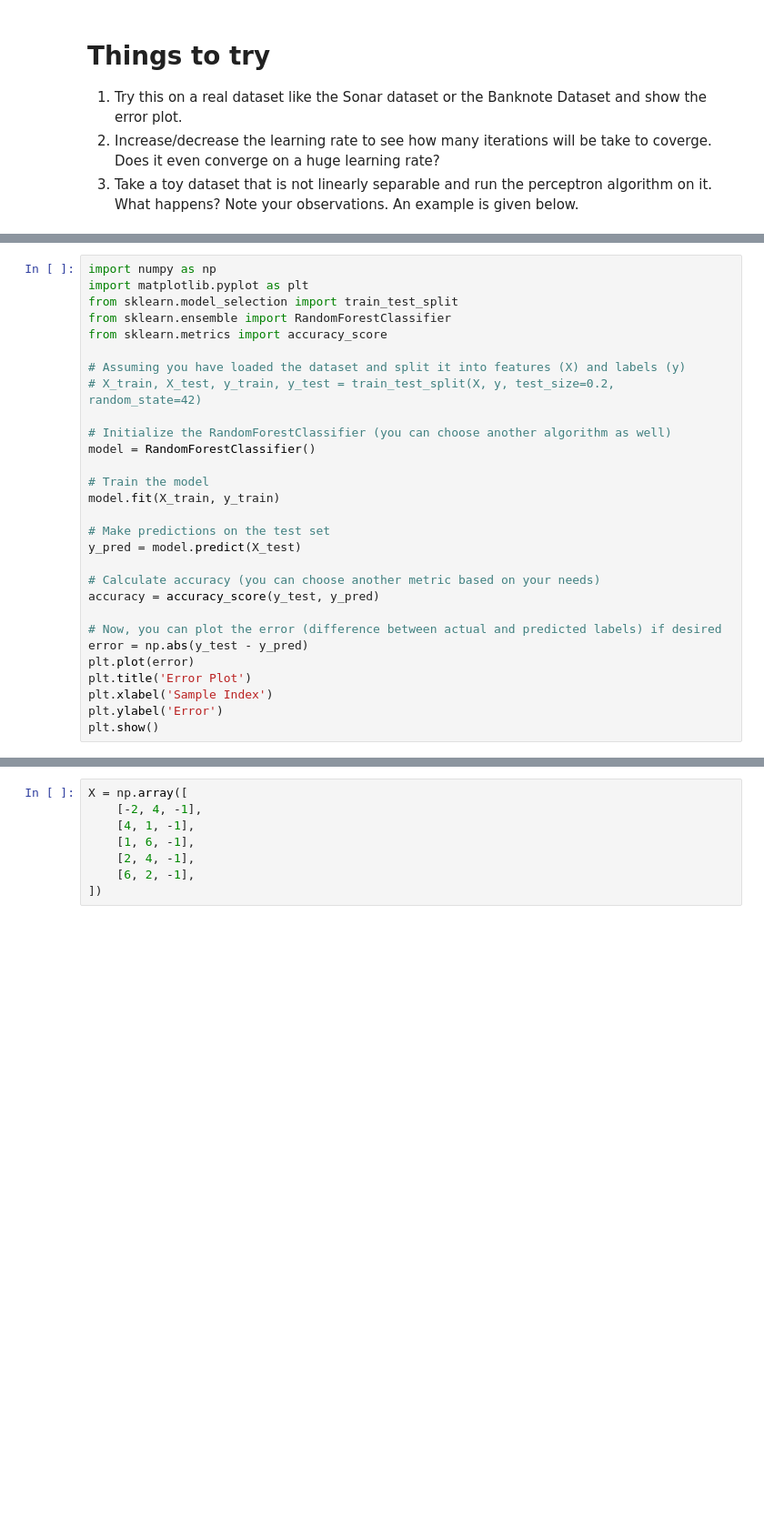
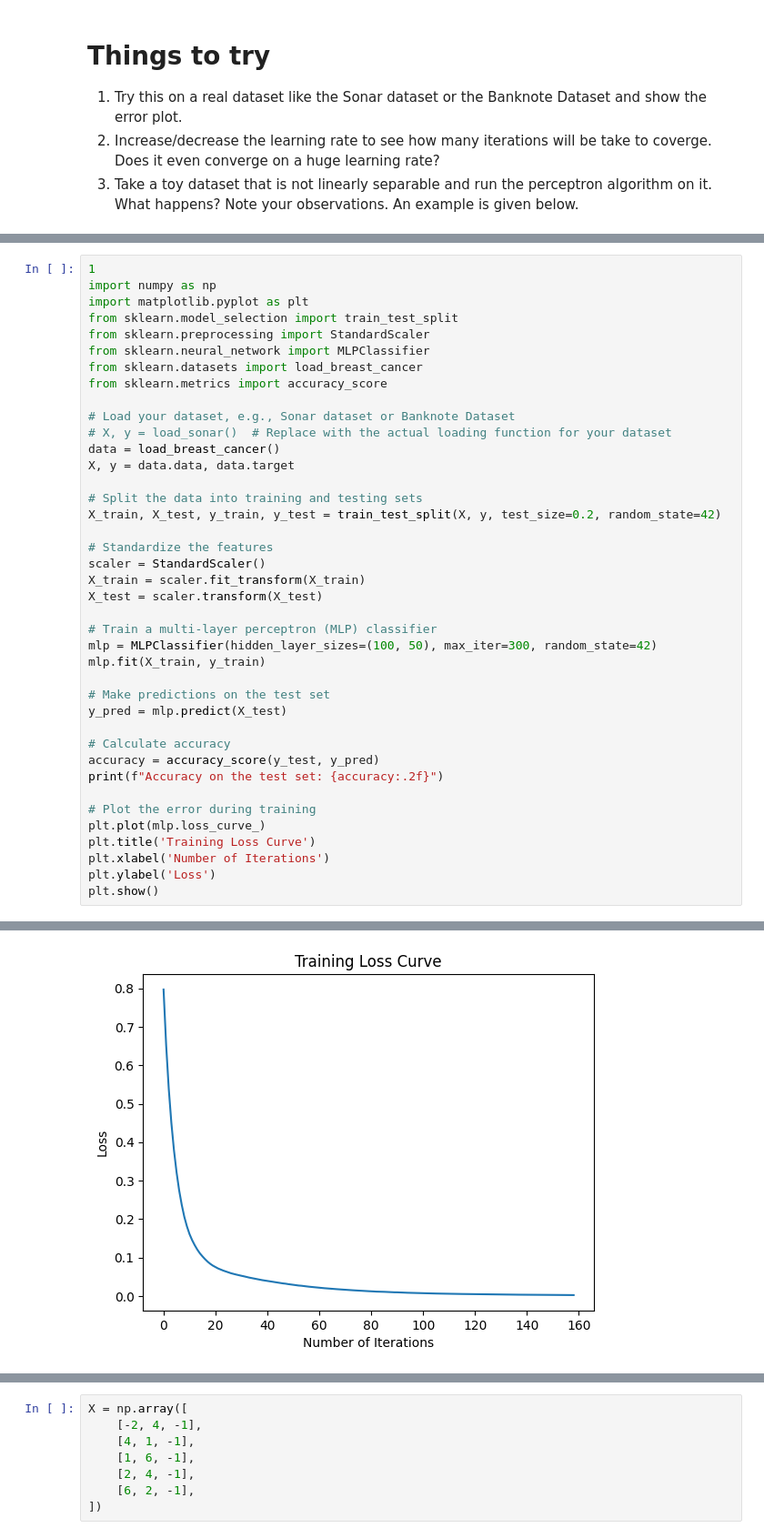
Before and after one commit to Saranya32113/FMML_LAB_1, a Jupyter notebook: FMML_Module4_Lab1_2024.ipynb, the cells around one changed output, grey strips where cells are left out. Shown at 91% size. Drawn from its saved outputs; the diff is of its cells as text; blank space fills up the shorter version.

```diff
--- a/FMML_Module4_Lab1_2024.ipynb
+++ b/FMML_Module4_Lab1_2024.ipynb
@@ -137,30 +141,41 @@ As you can see, our algorithm has correctly classified all the samples. The deci
 # %%
+1
 import numpy as np
 import matplotlib.pyplot as plt
 from sklearn.model_selection import train_test_split
-from sklearn.ensemble import RandomForestClassifier
+from sklearn.preprocessing import StandardScaler
+from sklearn.neural_network import MLPClassifier
+from sklearn.datasets import load_breast_cancer
 from sklearn.metrics import accuracy_score
 
-# Assuming you have loaded the dataset and split it into features (X) and labels (y)
-# X_train, X_test, y_train, y_test = train_test_split(X, y, test_size=0.2, random_state=42)
+# Load your dataset, e.g., Sonar dataset or Banknote Dataset
+# X, y = load_sonar()  # Replace with the actual loading function for your dataset
+data = load_breast_cancer()
+X, y = data.data, data.target
 
-# Initialize the RandomForestClassifier (you can choose another algorithm as well)
-model = RandomForestClassifier()
+# Split the data into training and testing sets
+X_train, X_test, y_train, y_test = train_test_split(X, y, test_size=0.2, random_state=42)
 
-# Train the model
-model.fit(X_train, y_train)
+# Standardize the features
+scaler = StandardScaler()
+X_train = scaler.fit_transform(X_train)
+X_test = scaler.transform(X_test)
+
+# Train a multi-layer perceptron (MLP) classifier
+mlp = MLPClassifier(hidden_layer_sizes=(100, 50), max_iter=300, random_state=42)
+mlp.fit(X_train, y_train)
 
 # Make predictions on the test set
-y_pred = model.predict(X_test)
+y_pred = mlp.predict(X_test)
 
-# Calculate accuracy (you can choose another metric based on your needs)
+# Calculate accuracy
 accuracy = accuracy_score(y_test, y_pred)
+print(f"Accuracy on the test set: {accuracy:.2f}")
 
-# Now, you can plot the error (difference between actual and predicted labels) if desired
-error = np.abs(y_test - y_pred)
-plt.plot(error)
-plt.title('Error Plot')
-plt.xlabel('Sample Index')
-plt.ylabel('Error')
+# Plot the error during training
+plt.plot(mlp.loss_curve_)
+plt.title('Training Loss Curve')
+plt.xlabel('Number of Iterations')
+plt.ylabel('Loss')
 plt.show()
 # %% [output]
@@ -167,0 +183 @@ NameError: ignored
+[figure, added]
```
Also changed, not shown: parts of 4 cells of this notebook.
